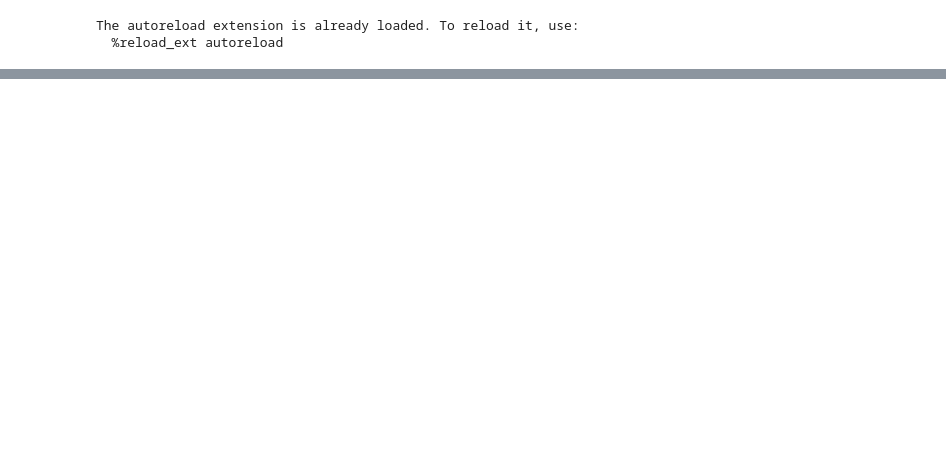
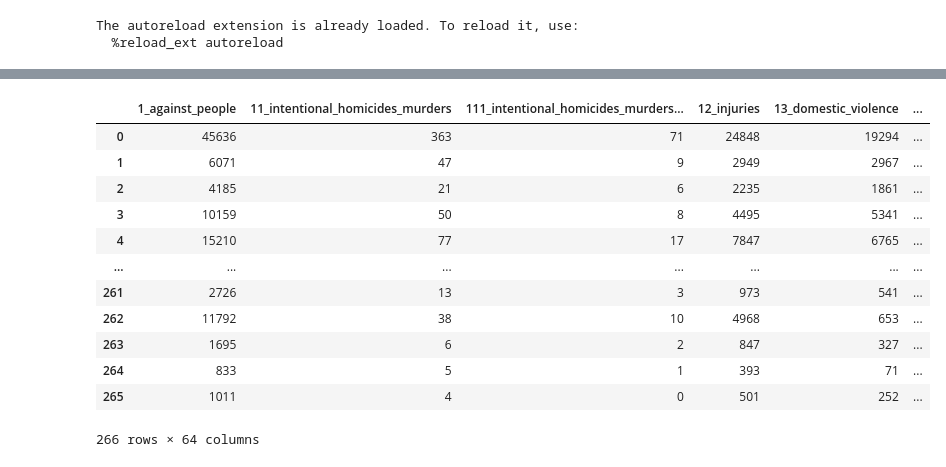
Before and after one commit to ivanalonsom/Project6, a Jupyter notebook: main.ipynb, the cells around one changed output, grey strips where cells are left out. Cells and saved outputs as stored; diff of their text form; code cells hidden in the pictures; blank space fills up the shorter version.

```diff
--- a/main.ipynb
+++ b/main.ipynb
@@ -38,0 +43,18 @@ df_num.corr().head()
+# %%
+df_merged_dummies = pd.get_dummies(df_merged, columns=["Region"])
+# %%
+df_merged_dummies
+# %% [output]
+|  | 1_against_people | 11_intentional_homicides_murders | 111_intentional_homicides_murders... | 12_injuries | 13_domestic_violence | ... |
+| 0 | 45636 | 363 | 71 | 24848 | 19294 | ... |
+| 1 | 6071 | 47 | 9 | 2949 | 2967 | ... |
+| 2 | 4185 | 21 | 6 | 2235 | 1861 | ... |
+| 3 | 10159 | 50 | 8 | 4495 | 5341 | ... |
+| 4 | 15210 | 77 | 17 | 7847 | 6765 | ... |
+| ... | ... | ... | ... | ... | ... | ... |
+| 261 | 2726 | 13 | 3 | 973 | 541 | ... |
+| 262 | 11792 | 38 | 10 | 4968 | 653 | ... |
+| 263 | 1695 | 6 | 2 | 847 | 327 | ... |
+| 264 | 833 | 5 | 1 | 393 | 71 | ... |
+| 265 | 1011 | 4 | 0 | 501 | 252 | ... |
+266 rows × 64 columns
```
Also changed, not shown: parts of 5 cells of this notebook, 5 other files.
